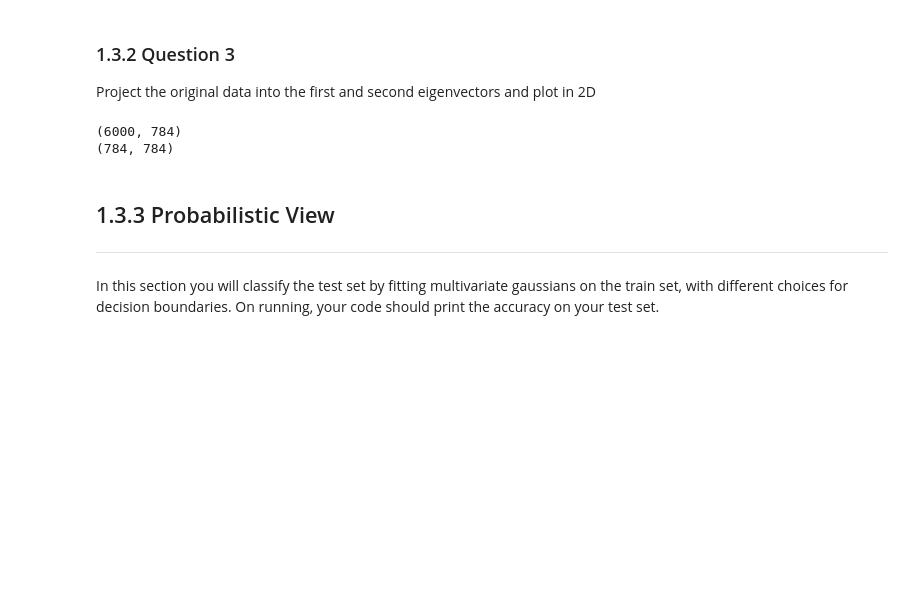
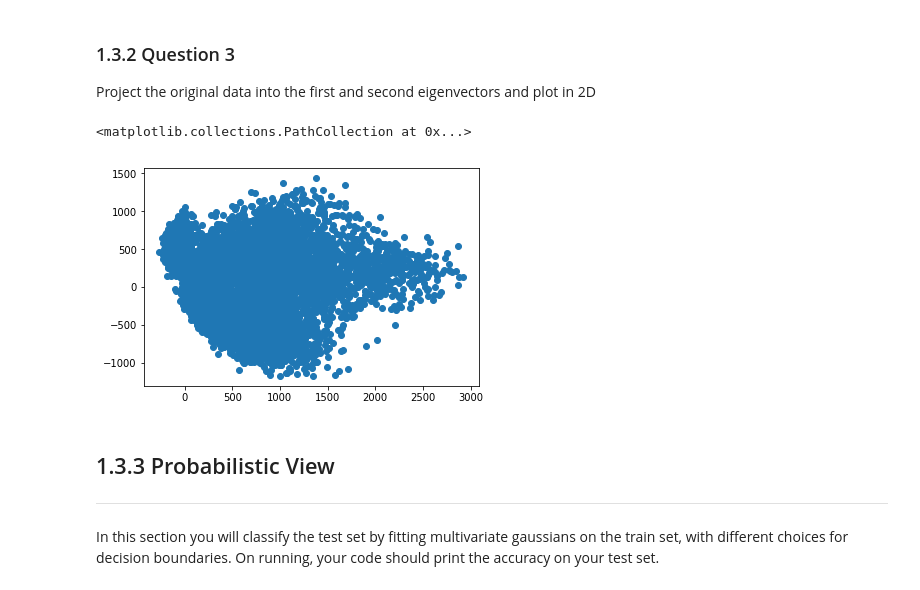
Before and after one commit to BonJovi1/Machine-Learning-Classifiers, a Jupyter notebook: 20171059.ipynb, the cells around one changed output. Saved outputs shown, nothing was run; the diff lists cells and outputs as text; code cells hidden in the pictures; blank space fills up the shorter version.

```diff
--- a/20171059.ipynb
+++ b/20171059.ipynb
@@ -249,13 +276,21 @@ Your answer here (double click to edit)
 Project the original data into the first and second eigenvectors and plot in 2D
 # %%
 # Plotting code here
-print(train_data.shape)
 cova = np.cov(np.transpose(train_data))
 eigval, eigvec =np.linalg.eig(cova)
-print(eigvec.shape)
+eigval = eigval.real
+top2 = np.argsort(-eigval)[:2]
+eval1 = top2[0]
+eval2 = top2[1]
+evec1 = eigvec.T[eval1]
+evec2 = eigvec.T[eval2]
+# print(evec1.shape)
+xaxis = np.dot(train_data, evec1)
+yaxis = np.dot(train_data, evec2)
+plt.scatter(xaxis, yaxis)
 # %% [output]
-(6000, 784)
-(784, 784)
+<matplotlib.collections.PathCollection at 0x...>
+[figure, added]
 # %% [markdown]
 ## 1.3.3 Probabilistic View
 ---
```
Also changed, not shown: parts of 25 cells of this notebook.
